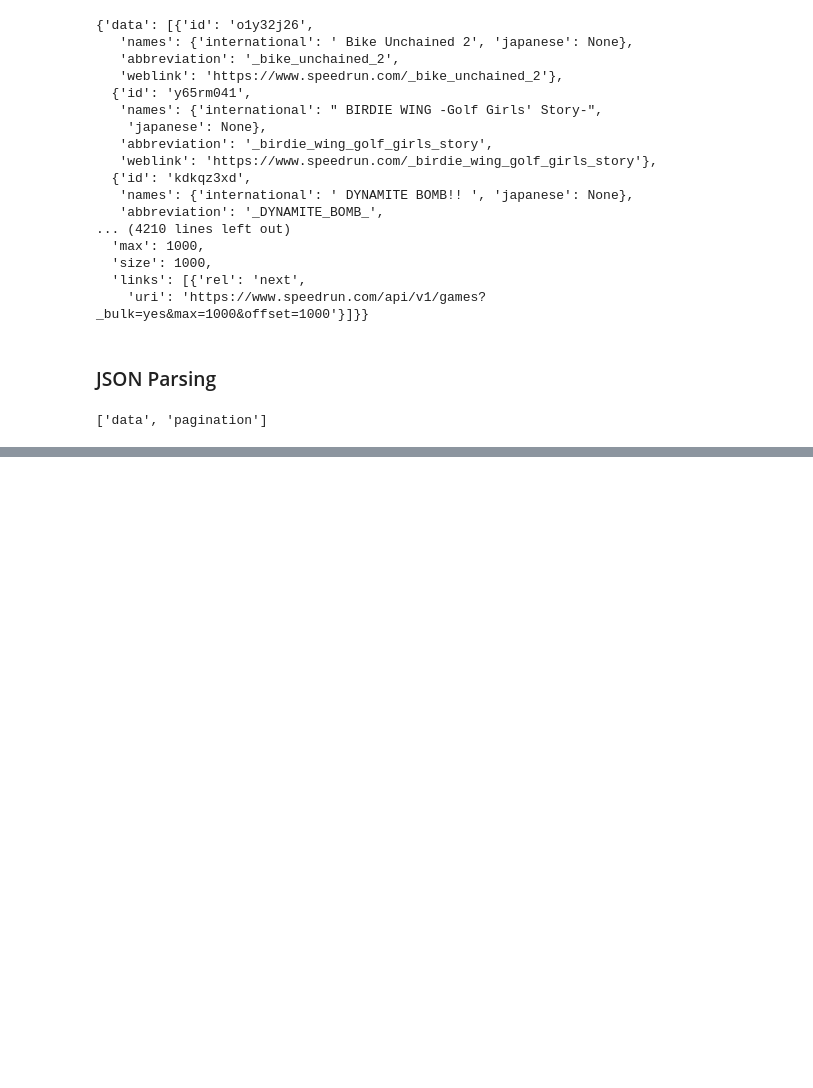
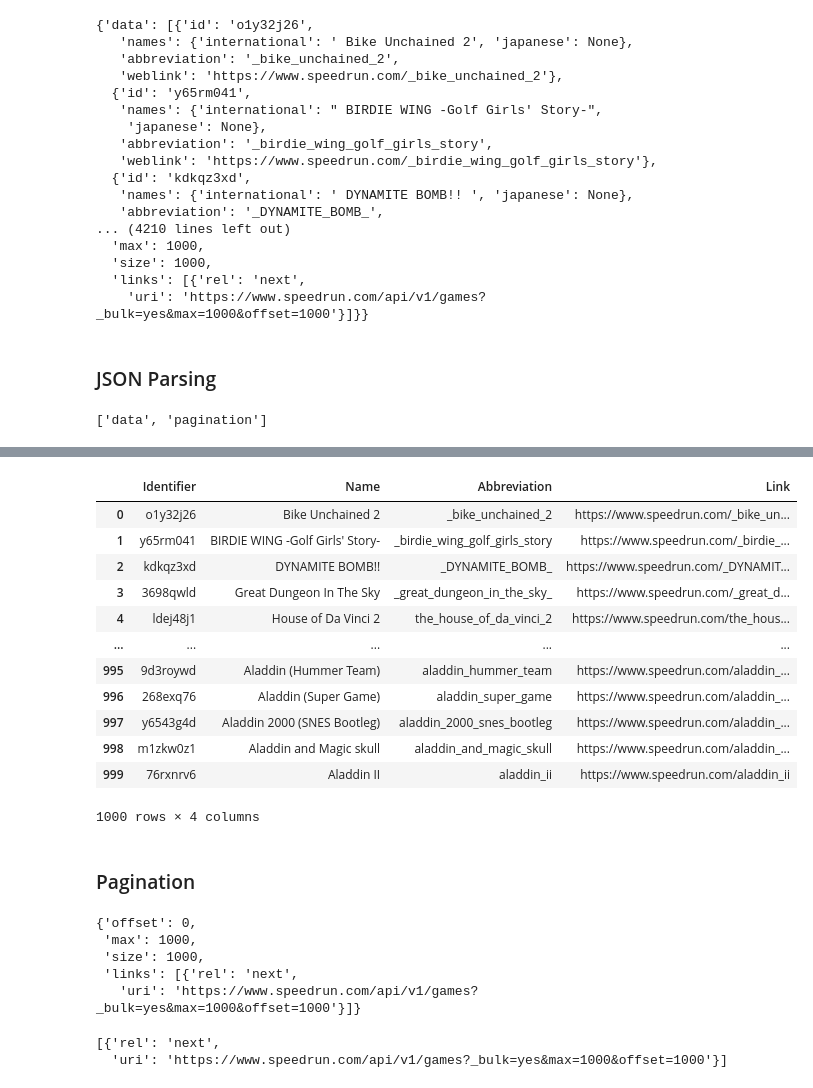
Before and after one commit to briennehayes/speedruns, a Jupyter notebook: notebooks/1 - Building the Dataset.ipynb, the cells around one changed output, grey strips where cells are left out. Drawn from its saved outputs; the diff is of its cells as text; code cells hidden in the pictures; blank space fills up the shorter version.

```diff
--- a/notebooks/1 - Building the Dataset.ipynb
+++ b/notebooks/1 - Building the Dataset.ipynb
@@ -60,0 +64,16 @@ first_page_json['data']
+# %%
+game_data = []
+
+for game in first_page_data:
+    identifier = game['id']
+    name = game['names']['international']
+    abbreviation = game['abbreviation']
+    weblink = game['weblink']
+    game_data.append((identifier, name, abbreviation, weblink))
+# %%
+def game_data_to_tuple(game):
+    identifier = game['id']
+    name = game['names']['international']
+    abbreviation = game['abbreviation']
+    weblink = game['weblink']
+    return (identifier, name, abbreviation, weblink)
@@ -60,0 +87,3 @@ first_page_json['data']
+# %%
+def page_data_to_list(page_data):
+    return [game_data_to_tuple(game) for game in page_data]
@@ -60,0 +110,34 @@ first_page_json['data']
+# %%
+game_data = pd.DataFrame(page_data_to_list(first_page_data), columns =['Identifier', 'Name', 'Abbreviation', 'Link'])
+# %%
+game_data
+# %% [output]
+|  | Identifier | Name | Abbreviation | Link |
+| 0 | o1y32j26 | Bike Unchained 2 | _bike_unchained_2 | https://www.speedrun.com/_bike_un... |
+| 1 | y65rm041 | BIRDIE WING -Golf Girls' Story- | _birdie_wing_golf_girls_story | https://www.speedrun.com/_birdie_... |
+| 2 | kdkqz3xd | DYNAMITE BOMB!! | _DYNAMITE_BOMB_ | https://www.speedrun.com/_DYNAMIT... |
+| 3 | 3698qwld | Great Dungeon In The Sky | _great_dungeon_in_the_sky_ | https://www.speedrun.com/_great_d... |
+| 4 | ldej48j1 | House of Da Vinci 2 | the_house_of_da_vinci_2 | https://www.speedrun.com/the_hous... |
+| ... | ... | ... | ... | ... |
+| 995 | 9d3roywd | Aladdin (Hummer Team) | aladdin_hummer_team | https://www.speedrun.com/aladdin_... |
+| 996 | 268exq76 | Aladdin (Super Game) | aladdin_super_game | https://www.speedrun.com/aladdin_... |
+| 997 | y6543g4d | Aladdin 2000 (SNES Bootleg) | aladdin_2000_snes_bootleg | https://www.speedrun.com/aladdin_... |
+| 998 | m1zkw0z1 | Aladdin and Magic skull | aladdin_and_magic_skull | https://www.speedrun.com/aladdin_... |
+| 999 | 76rxnrv6 | Aladdin II | aladdin_ii | https://www.speedrun.com/aladdin_ii |
+1000 rows × 4 columns
+# %% [markdown]
+### Pagination
+# %%
+first_page_pagination = first_page_json['pagination']
+first_page_pagination
+# %% [output]
+{'offset': 0,
+ 'max': 1000,
+ 'size': 1000,
+ 'links': [{'rel': 'next',
+   'uri': 'https://www.speedrun.com/api/v1/games?_bulk=yes&max=1000&offset=1000'}]}
+# %%
+first_page_pagination['links']
+# %% [output]
+[{'rel': 'next',
+  'uri': 'https://www.speedrun.com/api/v1/games?_bulk=yes&max=1000&offset=1000'}]
```
Also changed, not shown: parts of 15 cells of this notebook.
